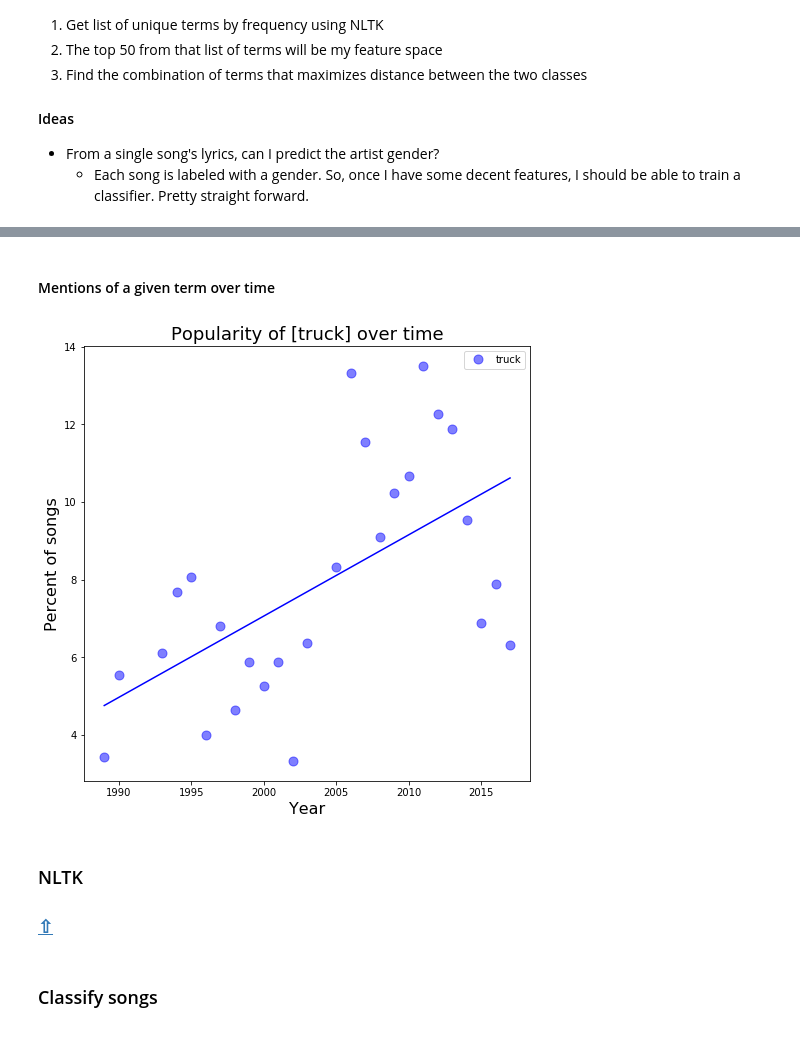
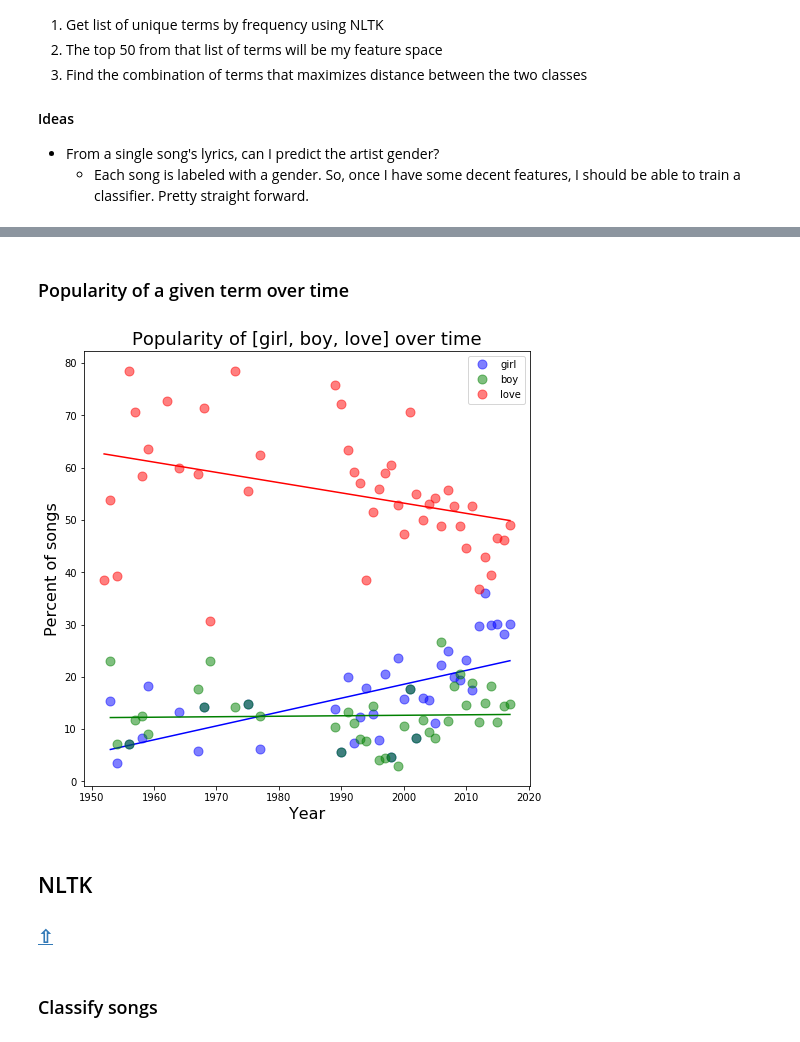
Before and after one commit to johnwmillr/trucks-and-beer, a Jupyter notebook: countryArtists.ipynb, the cells around one changed output, grey strips where cells are left out. Saved outputs shown, nothing was run; the diff lists cells and outputs as text; code cells hidden in the pictures.

```diff
--- a/countryArtists.ipynb
+++ b/countryArtists.ipynb
@@ -21,6 +24,6 @@
 ## Load and format the lyrics JSON object
 # %%
 # Load the artist lyrics
-artists_female = json.load(open('lyrics/country_lyrics_female.json'))['artists']
-artists_male   = json.load(open('lyrics/country_lyrics_male.json'))['artists']
+artists = json.load(open('lyrics/country_lyrics.json'))['artists']
+artists = list(filter(lambda a:a!={}, artists)) # Deal with empty entries (scraping errors)
 # %%
@@ -257,0 +279,27 @@ plt.show()
+# %%
+# http://kaylinwalker.com/50-years-of-pop-music/
+# Words per song
+word_counts = [len(song['lyrics'].split(' ')) for song in songs_with_year]
+word_counts_unique = [len(set(song['lyrics'].split(' '))) for song in songs_with_year]
+
+fig, axs = plt.subplots(ncols=2, sharey=True, figsize=(16,6))
+for counts, ax, title in zip([word_counts, word_counts_unique], axs, ["Total", "Unique"]):
+
+    y_fit, t, r2 = fitLine(years, np.array(counts))
+    ax.plot(years, counts, 'bo', alpha=0.15, markersize=8)
+    ax.plot(t, y_fit, 'k', linewidth=2)
+    ax.set_xlabel("Year", fontsize=fs)
+    ax.set_title("Words per song ({})".format(title), fontsize=fs)
+    if ax == axs[0]:
+        ax.set_ylabel("Count", fontsize=fs)
+
+    # Hide the right and top spines
+    ax.spines['right'].set_visible(False)
+    ax.spines['top'].set_visible(False)
+    ax.annotate(r'$r^2={:0.2f}$'.format(r2), style='italic', fontsize=fs-4,
+        bbox={'facecolor':'black', 'alpha':0.15, 'pad':5}, xycoords='axes fraction', xy=(0.08, 0.85)),
+    ax.text(0.5, 0.96, 'Country artist lyrics {}-{}'.format(min(years),max(years)),
+            transform=ax.transAxes, verticalalignment='center', horizontalalignment='center')
+
+fig.savefig('./figures/TimePlot_words_per_song.png', bbox_inches='tight', dpi=300)
+plt.show()
@@ -258,8 +308,8 @@ plt.show()
 # %% [markdown]
-#### Mentions of a given term over time
+### Popularity of a given term over time
 # %%
-# terms = ['girl','boy','love']
-terms = ['truck']
+terms = ['girl','boy','love']
+# terms = ['truck']
 
 assert isinstance(terms, list), "terms must be of type list."
 fig, axs = plt.subplots(figsize=(8,8)); colors = 'bgrcmy'; fs=16
@@ -276,40 +326,42 @@ for i,term in enumerate(terms):
             songs_per_year[year] += 1
         else:
             songs_per_year[year] = 1
 
         if term in song['lyrics']:
             if year in mentions:
                 mentions[year] += 1
             else:
                 mentions[year] = 1
 
     # Normalize the mention values
     min_songs = 10
     for year in list(mentions.keys()):
         if songs_per_year[year] > min_songs:
             mentions[year] = 100*mentions[year]/float(songs_per_year[year])
         else:
             mentions.pop(year)
 
     # Linear regression
     years, counts = np.array(list(mentions.keys())), np.array(list(mentions.values()))
     counts = [x for _, x in sorted(zip(years, counts), key=lambda pair: pair[0])]
     years.sort()
-    fit_fn = np.poly1d(np.polyfit(years, counts, 1))
+    y_fit, t, r2 = fitLine(years, np.array(counts))
 
-    dots.append(axs.plot(mentions.keys(),mentions.values(),'o',markersize=9,color=colors[i],alpha=0.5)[0])
-    axs.plot(years,fit_fn(years),'-',color=colors[i],alpha=1)
+    # Plot the points and the regression
+    dots.append(
+    axs.plot(years, counts, 'o', color=colors[i], markersize=9, alpha=0.5)[0])
+    axs.plot(years, y_fit,  '-', color=colors[i])
 
 axs.set_title('Popularity of [{}] over time'.format(', '.join(terms)),fontsize=fs+2)
 axs.set_xlabel('Year',fontsize=fs)
 axs.set_ylabel('Percent of songs',fontsize=fs)
 axs.legend(dots,terms)
-plt.savefig('./figures/TimePlot_{}.png'.format("_".join(terms)),bbox_inches='tight')
+# plt.savefig('./figures/TimePlot_{}.png'.format("_".join(terms)),bbox_inches='tight')
 plt.show()
 # %% [output]
-[figure, old version]
+[figure, new version]
 # %% [markdown]
-### NLTK
+## NLTK
 ### [⇧](#Country-music-lyrics-analysis)
 # %%
 from nltk.corpus import names
```
Also changed, not shown: parts of 21 cells of this notebook.
